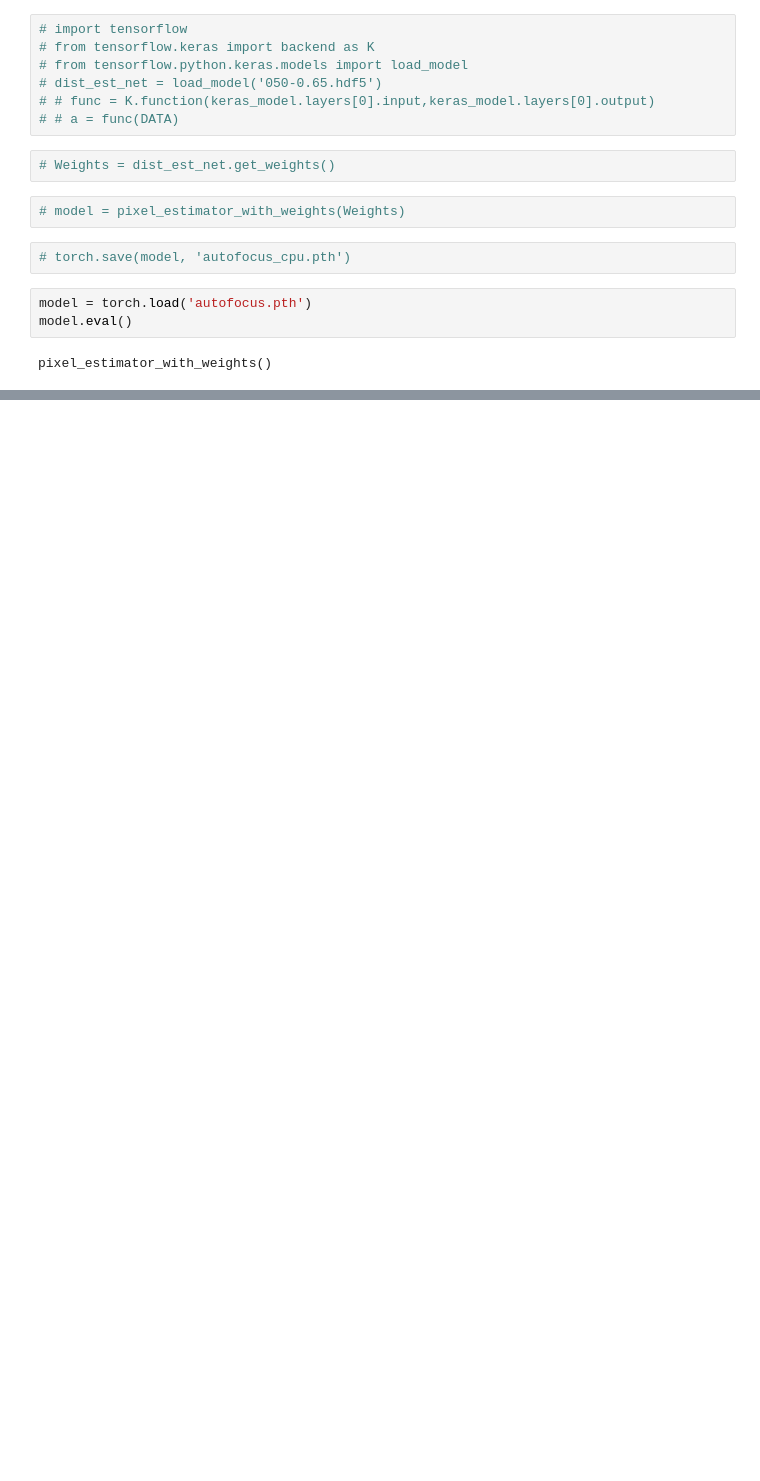
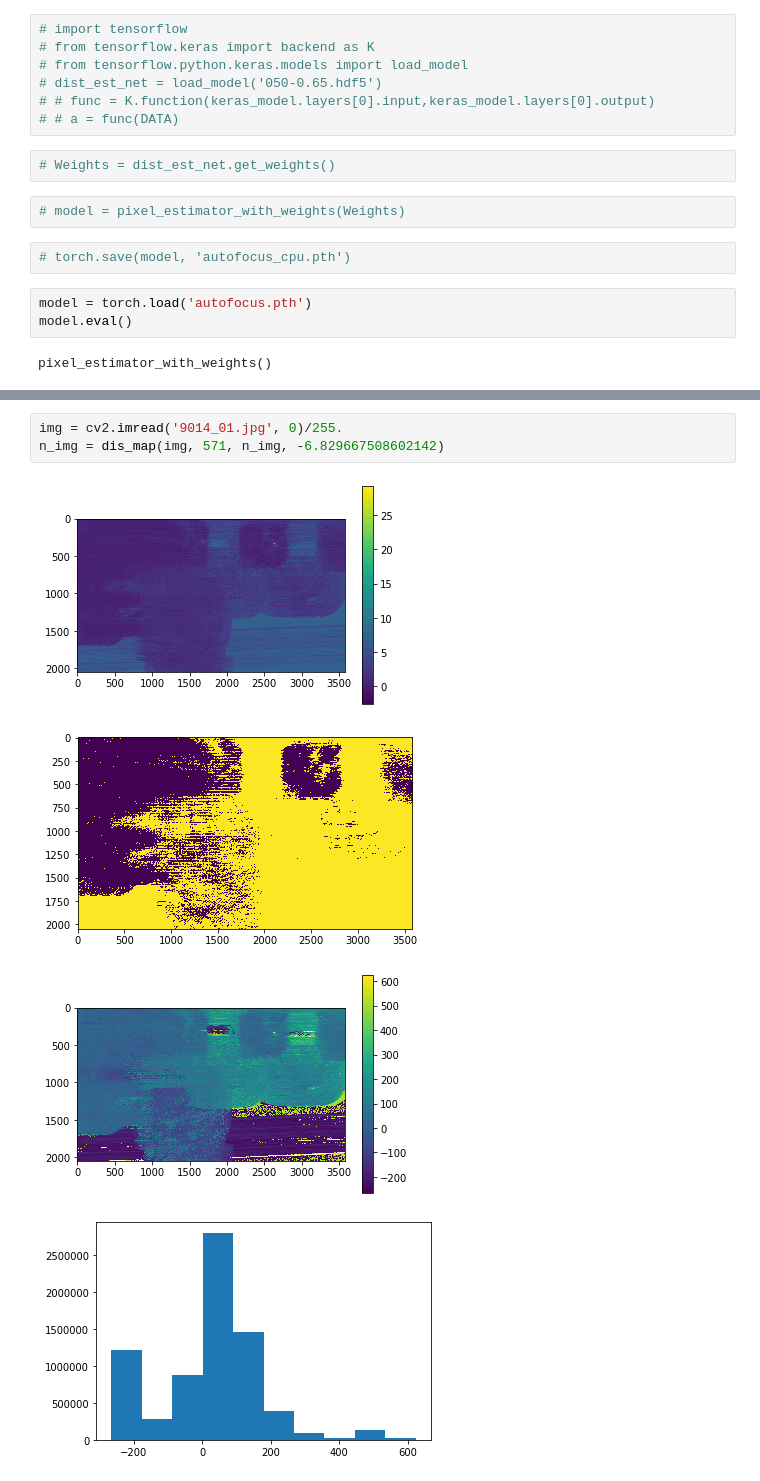
Before and after one commit to cianhwang/autofocus-stacking, a Jupyter notebook: autofocus-tf2torch.ipynb, the cells around one changed output, grey strips where cells are left out. Saved outputs shown, nothing was run; the diff lists cells and outputs as text; blank space fills up the shorter version.

```diff
--- a/autofocus-tf2torch.ipynb
+++ b/autofocus-tf2torch.ipynb
@@ -78,0 +147,8 @@ torch.Size([1, 1, 513, 513])
+# %%
+img = cv2.imread('9014_01.jpg', 0)/255.
+n_img = dis_map(img, 571, n_img, -6.829667508602142)
+# %% [output]
+[figure, added]
+[figure, added]
+[figure, added]
+[figure, added]
```
Also changed, not shown: parts of 7 cells of this notebook.
